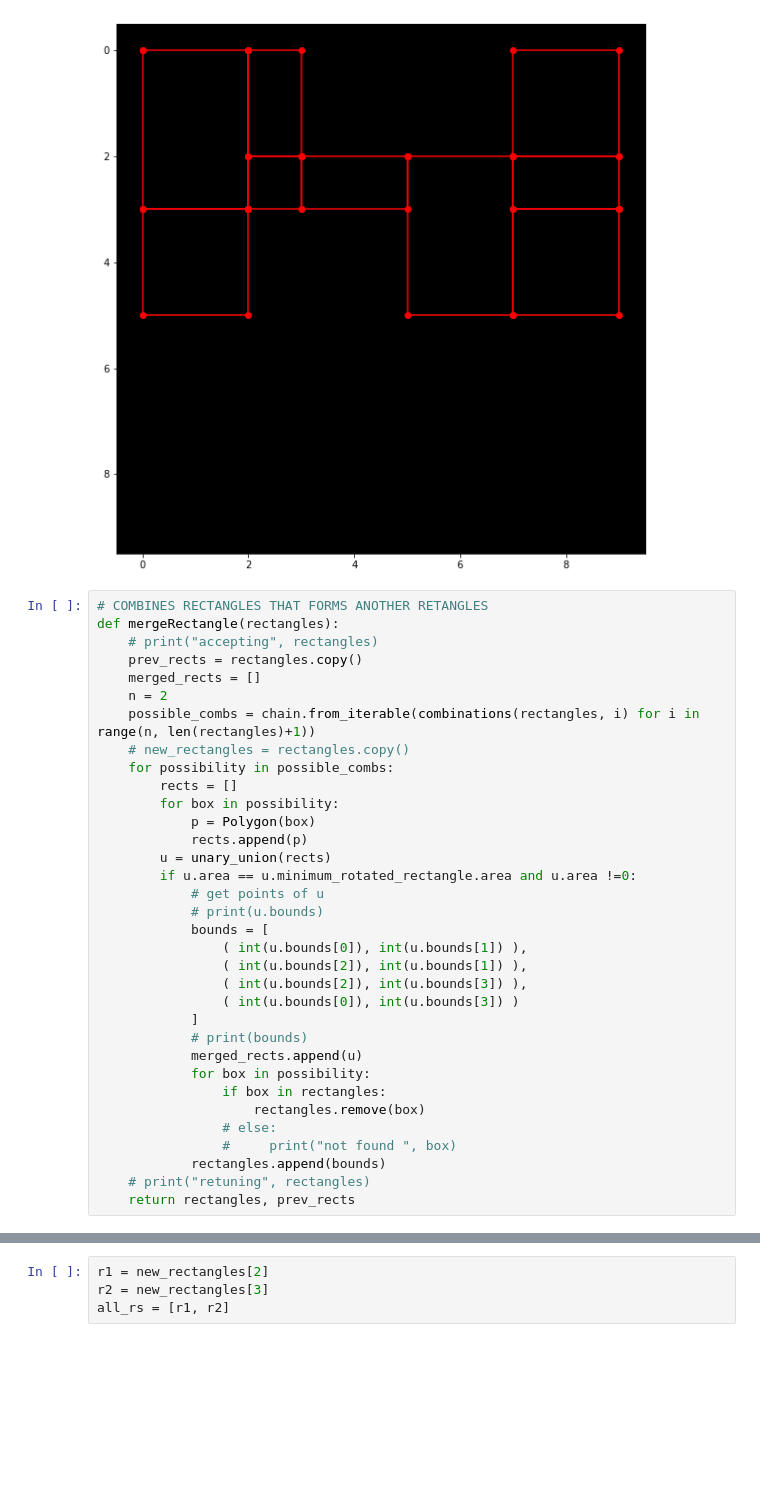
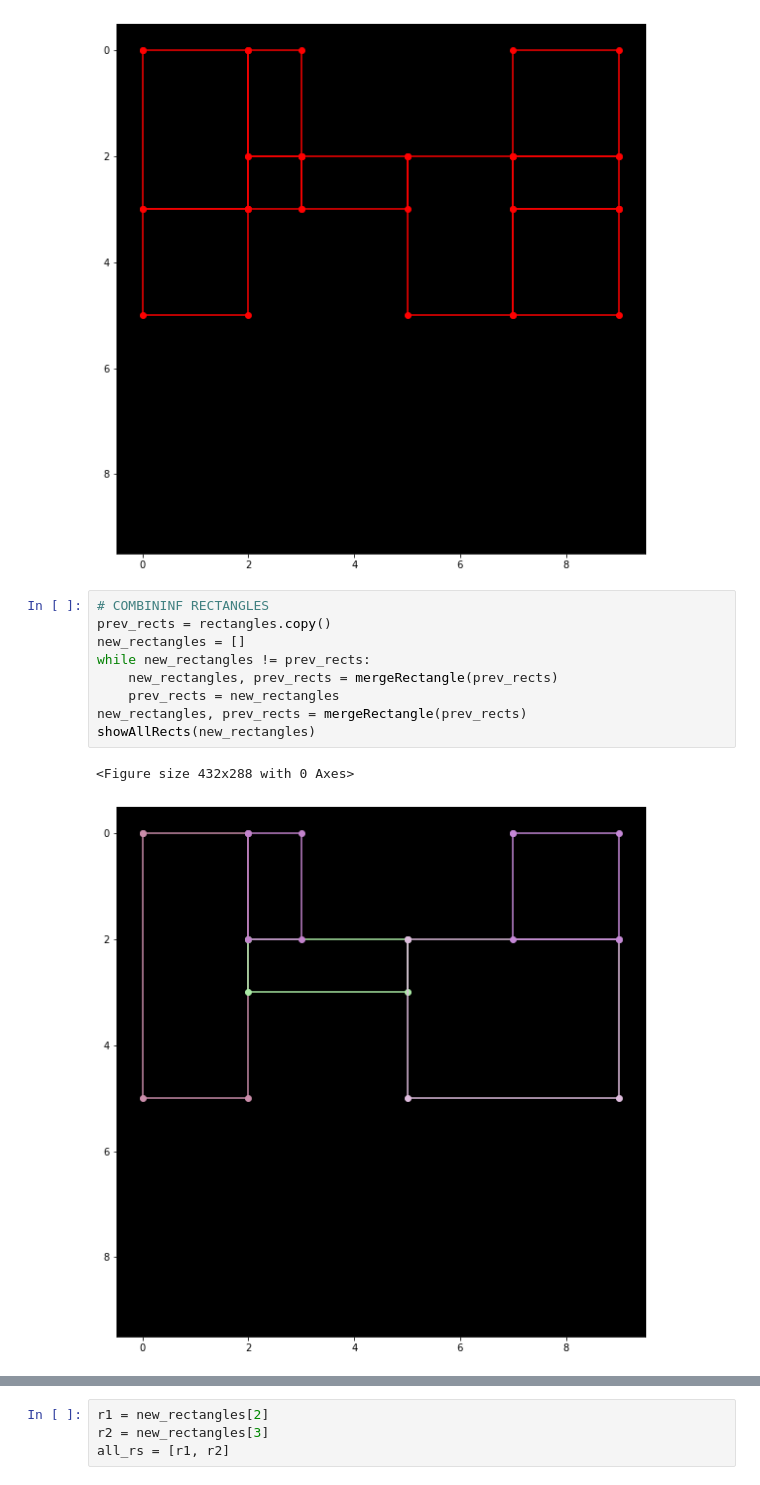
Before and after one commit to dsaha1656/orthogonal-hull, a Jupyter notebook: t4.ipynb, the cells around one changed output, grey strips where cells are left out. Saved outputs shown, nothing was run; the diff lists cells and outputs as text; blank space fills up the shorter version.

```diff
--- a/t4.ipynb
+++ b/t4.ipynb
@@ -306,38 +306,16 @@ showAllRects(rectangles)
  255,024/255,024 percent 100.0 % max_area:  6.0[[(0, 0), (2, 0), (2, 3), (0, 3)], [(2, 0), (3, 0), (3, 2), (2, 2)], [(3, 2), (5, 2), (5, 3), (3, 3)], [(3, 2), (3, 3), (2, 3), (2, 2)], [(5, 2), (7, 2), ...
 <Figure size 432x288 with 0 Axes>
 [figure]
-# %%
-# COMBINES RECTANGLES THAT FORMS ANOTHER RETANGLES
-def mergeRectangle(rectangles):
-    # print("accepting", rectangles)
-    prev_rects = rectangles.copy()
-    merged_rects = []
-    n = 2
-    possible_combs = chain.from_iterable(combinations(rectangles, i) for i in range(n, len(rectangles)+1))
-    # new_rectangles = rectangles.copy()
-    for possibility in possible_combs:
-        rects = []
-        for box in possibility:
-            p = Polygon(box)
-            rects.append(p)
-        u = unary_union(rects)
-        if u.area == u.minimum_rotated_rectangle.area and u.area !=0:
-            # get points of u
-            # print(u.bounds)
-            bounds = [
-                ( int(u.bounds[0]), int(u.bounds[1]) ),
-                ( int(u.bounds[2]), int(u.bounds[1]) ),
-                ( int(u.bounds[2]), int(u.bounds[3]) ),
-                ( int(u.bounds[0]), int(u.bounds[3]) )
-            ]
-            # print(bounds)
-            merged_rects.append(u)
-            for box in possibility:
-                if box in rectangles:
-                    rectangles.remove(box)
-                # else:
-                #     print("not found ", box)
-            rectangles.append(bounds)
-    # print("retuning", rectangles)
-    return rectangles, prev_rects
+# %%
+# COMBININF RECTANGLES
+prev_rects = rectangles.copy()
+new_rectangles = []
+while new_rectangles != prev_rects:
+    new_rectangles, prev_rects = mergeRectangle(prev_rects)
+    prev_rects = new_rectangles
+new_rectangles, prev_rects = mergeRectangle(prev_rects)
+showAllRects(new_rectangles)
+# %% [output]
+<Figure size 432x288 with 0 Axes>
+[figure, added]
 # %%
```
Also changed, not shown: parts of 10 cells of this notebook.
